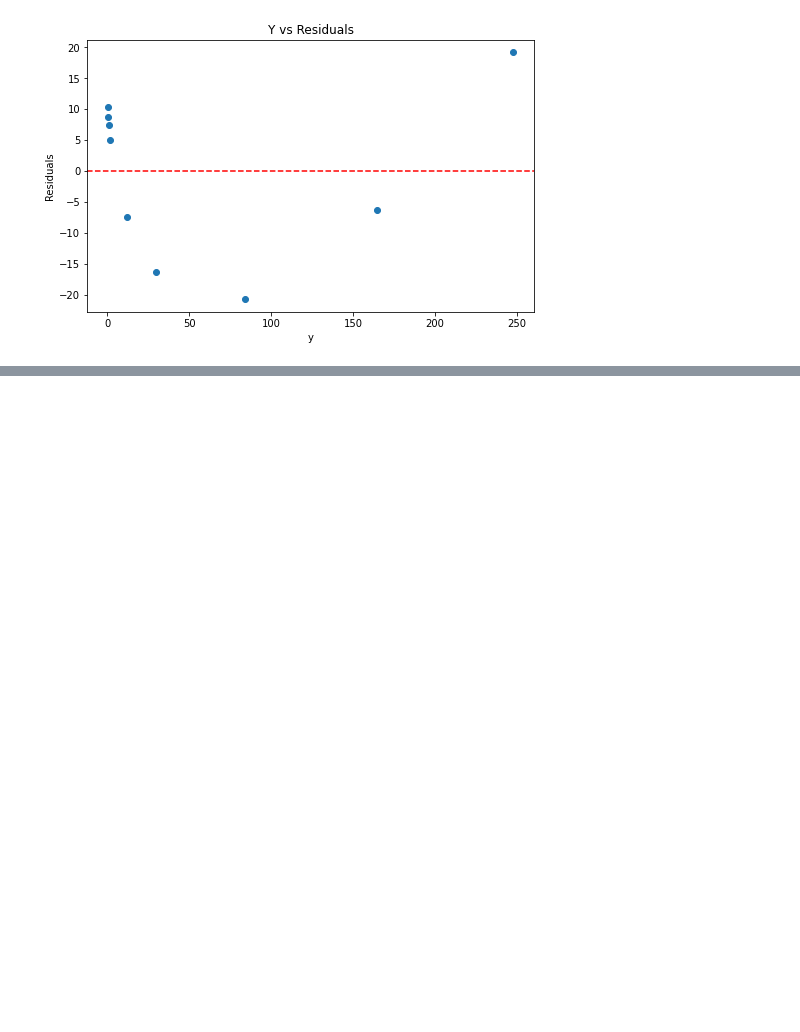
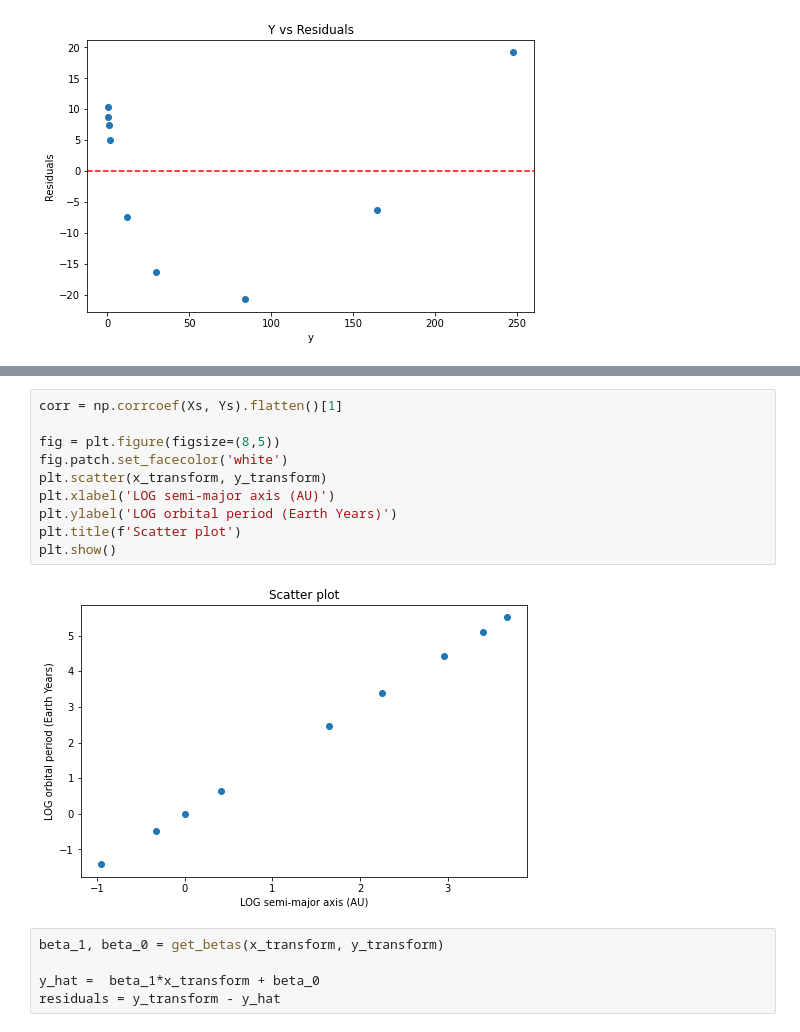
Before and after one commit to leonardtd/MIT_micromaster_4_data_analysis, a Jupyter notebook: 6_non_linear_reg.ipynb, the cells around one changed output, grey strips where cells are left out. Drawn from its saved outputs; the diff is of its cells as text; blank space fills up the shorter version.

```diff
--- a/6_non_linear_reg.ipynb
+++ b/6_non_linear_reg.ipynb
@@ -60,0 +89,17 @@ ModuleNotFoundError: No module named 'statsmodels'
+# %%
+corr = np.corrcoef(Xs, Ys).flatten()[1]
+
+fig = plt.figure(figsize=(8,5))
+fig.patch.set_facecolor('white')
+plt.scatter(x_transform, y_transform)
+plt.xlabel('LOG semi-major axis (AU)')
+plt.ylabel('LOG orbital period (Earth Years)')
+plt.title(f'Scatter plot')
+plt.show()
+# %% [output]
+[figure, added]
+# %%
+beta_1, beta_0 = get_betas(x_transform, y_transform)
+
+y_hat =  beta_1*x_transform + beta_0
+residuals = y_transform - y_hat
```
Also changed, not shown: parts of 10 cells of this notebook.
